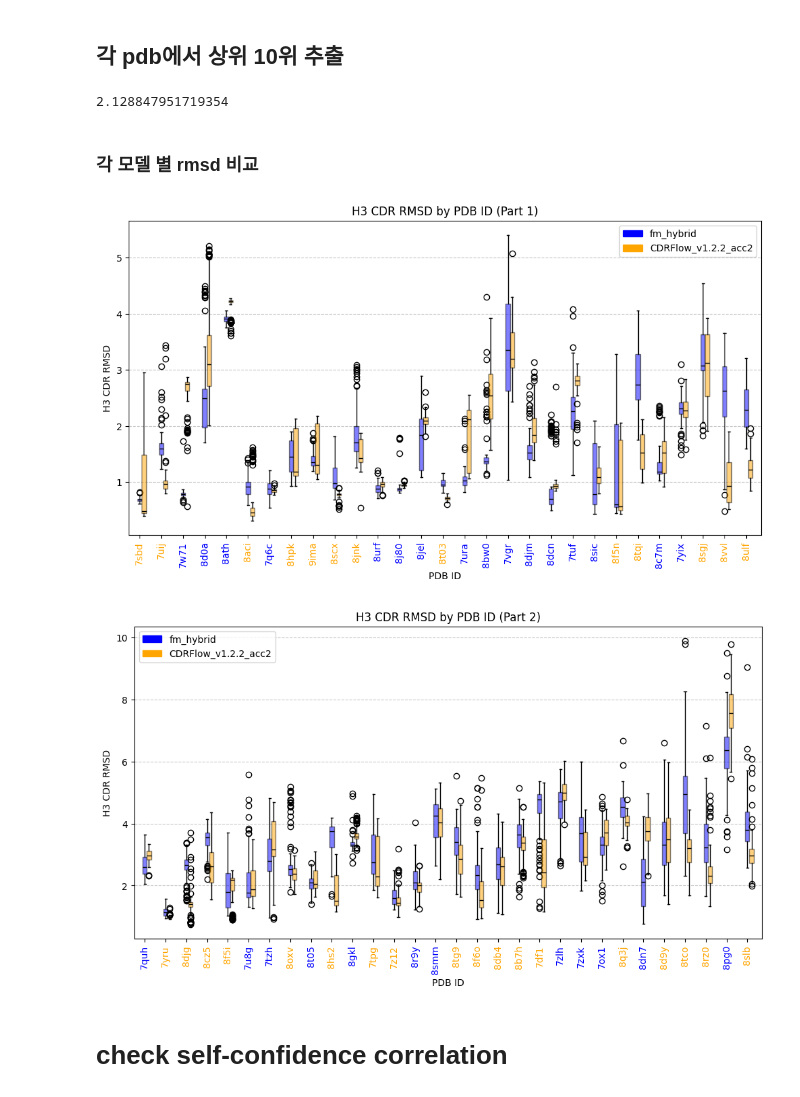
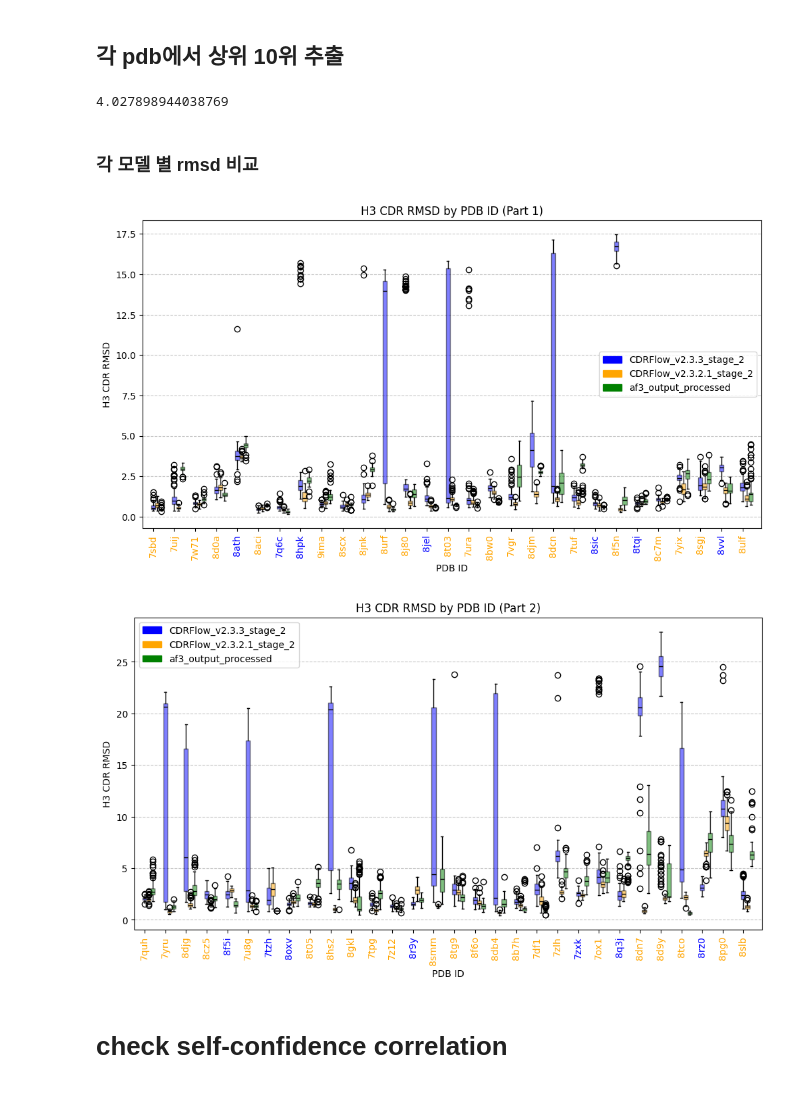
Before and after one commit to shp2001/protein-frame-flow, a Jupyter notebook: notebook/check_metric.ipynb, the cells around one changed output. Cells and saved outputs as stored; diff of their text form; code cells hidden in the pictures.

```diff
--- a/notebook/check_metric.ipynb
+++ b/notebook/check_metric.ipynb
@@ -310,10 +310,10 @@ import numpy as np
 import os
 import json
 
-pred_dir = '/home/psh/protein-frame-flow/inference_outputs/CDRFlow_v1.2.5_grad_clip/2025-09-01_11-52-06/epoch=93-step=134702/run_2025-09-01_22-54-51'
+pred_dir = '/home/psh/protein-frame-flow/inference_outputs/CDRFlow_v2.3.3_stage_2/2025-10-14_00-45-15/epoch=23-step=34392/run_2025-10-15_10-59-20'
 h3_rmsd_by_pdb = {}
 top_10_rmsd_by_pdb = {}
-top_rank = 20
+top_rank = 50
 
 pdb_ids = []
 for pdb_id in os.listdir(pred_dir):
@@ -327,6 +327,8 @@ for pdb_id in os.listdir(pred_dir):
     sub_dir = os.path.join(pred_dir, pdb_id)
     h3_cdrs = []
     for sample in os.listdir(sub_dir):
+        if 'sample' not in sample:
+            continue
         cdr_info = os.path.join(sub_dir, sample, "cdr_rmsd.json")
         with open(cdr_info, 'r') as f:
             data = json.load(f)
@@ -346,7 +348,7 @@ for pdb, top_rmsd in list(top_10_rmsd_by_pdb.items()):  # 상위 5개만 출력
 
 print(np.mean(top_rmsds))
 # %% [output]
-2.128847951719354
+4.027898944038769
 # %% [markdown]
 ### 각 모델 별 rmsd 비교
 # %%
@@ -359,12 +361,11 @@ import matplotlib.patches as mpatches
 from scipy.stats import ttest_ind
 
 pred_dirs = [
-    '/home/psh/protein-frame-flow/inference_outputs/fm_hybrid/2025-05-28_17-17-52/epoch=105-step=150096_copy/run_2025-05-31_09-40-37',
-    '/home/psh/protein-frame-flow/inference_outputs/CDRFlow_v1.2.2_acc2/2025-07-10_16-06-11/epoch=133-step=192156_copy/run_2025-07-15_09-11-34'
+    '/home/psh/protein-frame-flow/inference_outputs/CDRFlow_v2.3.3_stage_2/2025-10-14_00-45-15/epoch=23-step=34392/run_2025-10-15_10-59-20',
+    '/home/psh/protein-frame-flow/inference_outputs/CDRFlow_v2.3.2.1_stage_2/2025-10-14_00-20-37/epoch=17-step=25794_copy/run_2025-10-14_16-35-45',
+    '/home/psh/af3_output_processed/'
 ]
 
-prev_project_dir = '/home/psh/project_v2/final_output/abb_v4.4_general_x1/first_stage/only_cdr'
-af3_dir = '/home/psh/project_v2/final_output/af3/only_cdr'
 csv_path = '/home/psh/benchmark_after210930/meta/metadata.csv'
 
 h3_rmsd_by_pdb = {pdir: {} for pdir in pred_dirs}
@@ -382,30 +383,12 @@ for pred_dir in pred_dirs:
         pdb_key = pdb_id.split('_')[0]  # PDB ID 정리
         all_pdb_ids.add(pdb_key)
 
-        # 이전 프로젝트에서 RMSD 값 불러오기
-        if pdb_key not in h3_rmsd_by_pdb_prev:
-            prev_filepath = os.path.join(prev_project_dir, pdb_id + '.json')
-            if os.path.exists(prev_filepath):
-                with open(prev_filepath, 'r') as f:
-                    prev_data = json.load(f)
-                h3_rmsd_by_pdb_prev[pdb_key] = prev_data['h3_rms']
-            else:
-                h3_rmsd_by_pdb_prev[pdb_key] = 5.5  # 기본값 설정
-
-        # af3에서 RMSD 값 불러오기
-        if pdb_key not in h3_rmsd_by_pdb_af3:
-            af3_filepath = os.path.join(af3_dir, pdb_id + '.json')
-            if os.path.exists(af3_filepath):
-                with open(af3_filepath, 'r') as f:
-                    af3_data = json.load(f)
-                h3_rmsd_by_pdb_af3[pdb_key] = af3_data['h3_rms']
-            else:
-                h3_rmsd_by_pdb_af3[pdb_key] = 4.5  # 기본값 설정
-
         # 현재 프로젝트에서 RMSD 값 불러오기
         sub_dir = os.path.join(pred_dir, pdb_id)
         h3_cdrs = []
         for sample in os.listdir(sub_dir):
+            if 'sample' not in sample:
+                continue
             cdr_info = os.path.join(sub_dir, sample, "cdr_rmsd.json")
             with open(cdr_info, 'r') as f:
                 data = json.load(f)
@@ -427,7 +410,7 @@ split_pdb_ids = [sorted_pdb_ids[i * split_size:(i + 1) * split_size] for i in ra
 split_pdb_ids.append(sorted_pdb_ids[(num_splits - 1) * split_size:])  # 마지막 부분 추가
 
 # 색상 설정
-colors = ['blue', 'orange']
+colors = ['blue', 'orange', 'green']
 handles = [
     mpatches.Patch(
         color=colors[idx],
@@ -445,50 +428,50 @@ for i, pdb_subset in enumerate(split_pdb_ids):
 
     for idx, pred_dir in enumerate(pred_dirs):
         h3_rmsd_sorted = [h3_rmsd_by_pdb[pred_dir].get(pdb, []) for pdb in pdb_subset]
 
         # 박스플롯 그리기
         boxplot = plt.boxplot(h3_rmsd_sorted, positions=np.arange(len(pdb_subset)) + (idx * 0.2), widths=0.2,
                               patch_artist=True, boxprops=dict(facecolor=colors[idx], alpha=0.5),
                               medianprops=dict(color='black'))
 
-        # 각 PDB에 대해 낮은 것부터 10번째 값을 저장
-        for rmsd_list in h3_rmsd_sorted:
-            sorted_rmsd = sorted(rmsd_list)
-            if len(sorted_rmsd) >= 10:
-                tenth_value = sorted_rmsd[9]  # 인덱스는 0부터 시작하므로 10번째 값은 인덱스 9
-            else:
-                tenth_value = None  # 또는 np.nan
-            tenth_values[pred_dir].append(tenth_value)
+        # # 각 PDB에 대해 낮은 것부터 10번째 값을 저장
+        # for rmsd_list in h3_rmsd_sorted:
+        #     sorted_rmsd = sorted(rmsd_list)
+        #     if len(sorted_rmsd) >= 10:
+        #         tenth_value = sorted_rmsd[9]  # 인덱스는 0부터 시작하므로 10번째 값은 인덱스 9
+        #     else:
+        #         tenth_value = None  # 또는 np.nan
+        #     tenth_values[pred_dir].append(tenth_value)
 
-    # 중앙값 비교 후 색상 결정
-    xlabel_colors = []
-    for j, pdb in enumerate(pdb_subset):
-        if tenth_values[pred_dirs[0]][j] < tenth_values[pred_dirs[1]][j]:
-            xlabel_colors.append(colors[0])  # 첫 번째 모델 색상
-        else:
-            xlabel_colors.append(colors[1])  # 두 번째 모델 색상
+    # # 중앙값 비교 후 색상 결정
+    # xlabel_colors = []
+    # for j, pdb in enumerate(pdb_subset):
+    #     if tenth_values[pred_dirs[0]][j] < tenth_values[pred_dirs[1]][j]:
+    #         xlabel_colors.append(colors[0])  # 첫 번째 모델 색상
+    #     else:
+    #         xlabel_colors.append(colors[1])  # 두 번째 모델 색상
 
     # 📌 PDB ID의 색상
     plt.xticks(range(len(pdb_subset)), pdb_subset, rotation=90)  # color 제거
 
     # 📌 x축 레이블 개별적으로 색상 설정
     ax = plt.gca()  # 현재 축 가져오기
     for label, color in zip(ax.get_xticklabels(), xlabel_colors):
         label.set_color(color)
 
 
     # 그래프 설정
     plt.xlabel("PDB ID")
     plt.ylabel("H3 CDR RMSD")
     plt.title(f"H3 CDR RMSD by PDB ID (Part {i+1})")
     plt.grid(axis='y', linestyle='--', alpha=0.7)
     plt.legend(handles=handles)
 
     # 그래프 표시
     plt.show()
 # %% [output]
-[figure, old version]
+[figure, new version]
-[figure, old version]
+[figure, new version]
 # %% [markdown]
 # check self-confidence correlation
 # %%
```
Also changed, not shown: parts of 8 cells of this notebook, 7 other files.
